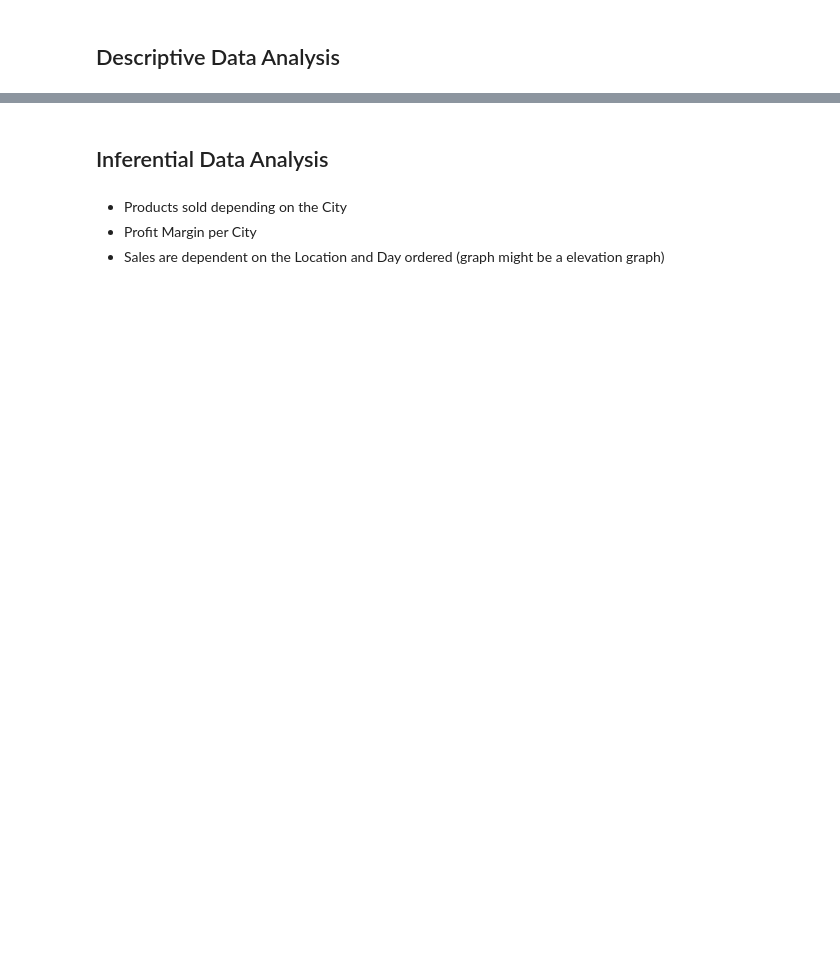
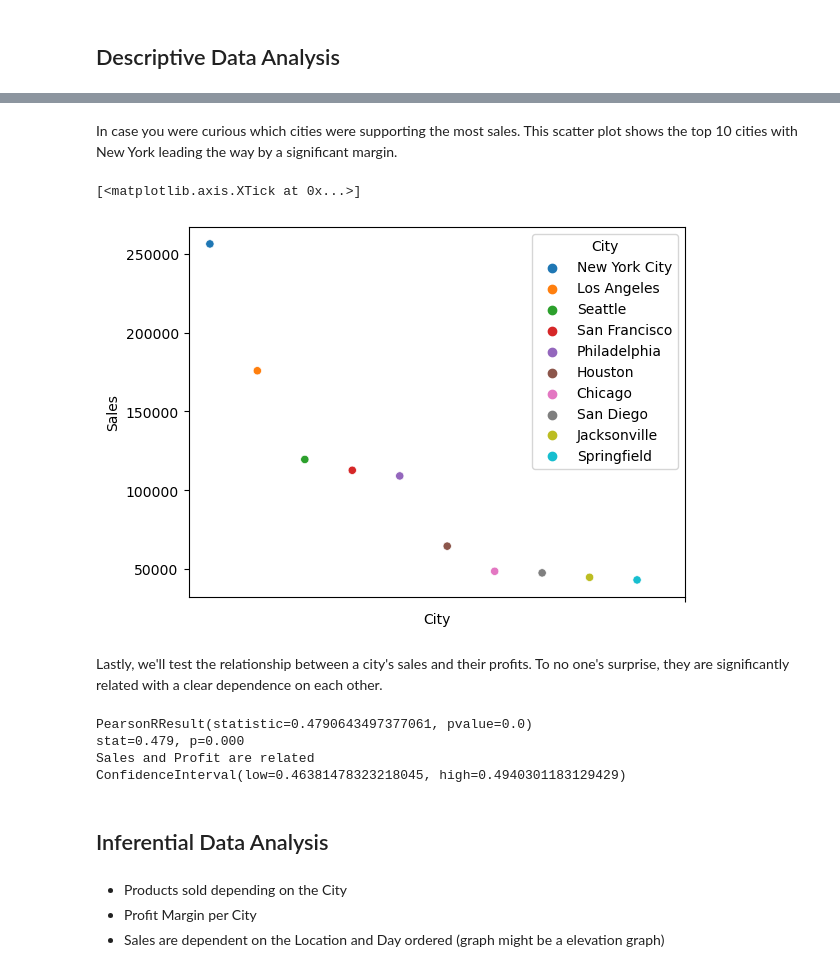
Before and after one commit to blwishom/Data-Analytics-Revisit-, a Jupyter notebook: Notebook2.ipynb, the cells around one changed output, grey strips where cells are left out. Cells and saved outputs as stored; diff of their text form; code cells hidden in the pictures; blank space fills up the shorter version.

```diff
--- a/Notebook2.ipynb
+++ b/Notebook2.ipynb
@@ -20,3 +68,37 @@ profits_sorted
+# %% [markdown]
+In case you were curious which cities were supporting the most sales. This scatter plot shows the top 10 cities with New York leading the way by a significant margin.
+# %%
+scatter = sns.scatterplot(x='City', y='Sales', hue="City", data=performers.head(10))
+scatter.set_xticks('')
+# %% [output]
+[<matplotlib.axis.XTick at 0x...>]
+[figure, added]
+# %% [markdown]
+Lastly, we'll test the relationship between a city's sales and their profits. To no one's surprise, they are significantly related with a clear dependence on each other.
+# %%
+# Establish x and y
+x = df["Sales"]
+y = df["Profit"]
+
+# Run model and print results
+result = pearsonr(x, y)
+print(result)
+stat, p = result
+print('stat=%.3f, p=%.3f' % (stat, p))
+
+# Analyze p for statistical significance
+if p > 0.05:
+  print("Sales and Profit are independent of each other")
+else:
+  print("Sales and Profit are related")
+
+# Result object has a confidence interval method
+print(result.confidence_interval())
+# %% [output]
+PearsonRResult(statistic=0.4790643497377061, pvalue=0.0)
+stat=0.479, p=0.000
+Sales and Profit are related
+ConfidenceInterval(low=0.46381478323218045, high=0.4940301183129429)
 # %% [markdown]
 ## Inferential Data Analysis
 # %% [markdown]
```
Also changed, not shown: parts of 15 cells of this notebook, 1 other file.
